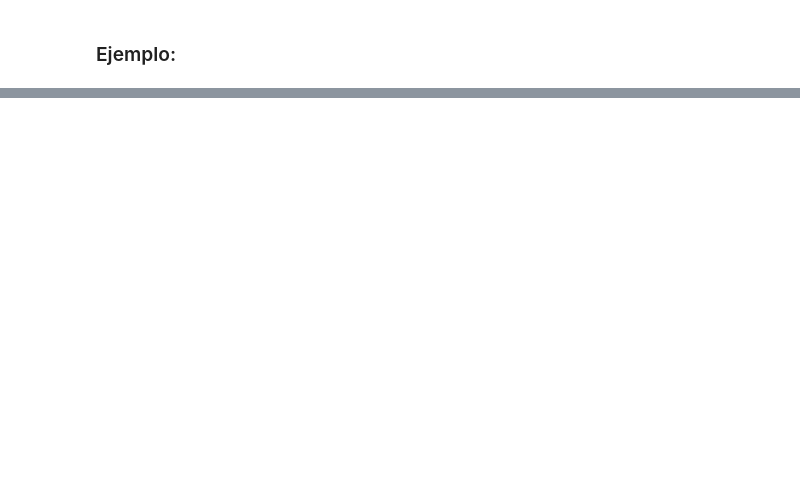
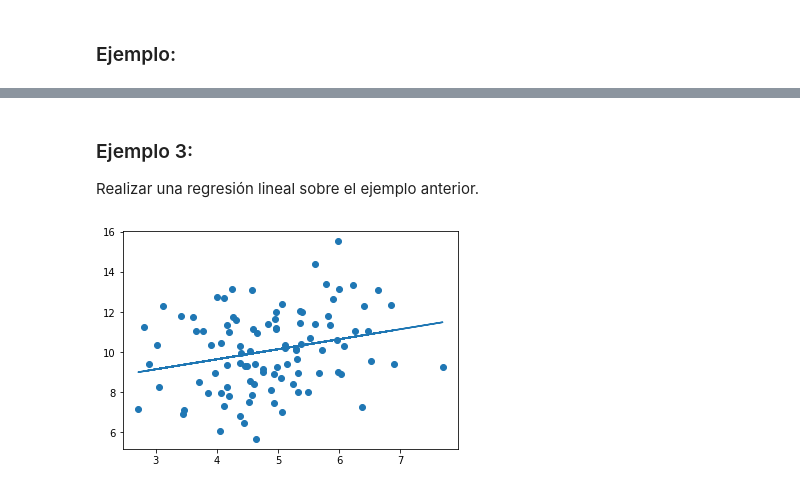
Before and after one commit to FeerJim/intro_Python, a Jupyter notebook: Intro.ipynb, the cells around one changed output, grey strips where cells are left out. Saved outputs shown, nothing was run; the diff lists cells and outputs as text; code cells hidden in the pictures; blank space fills up the shorter version.

```diff
--- a/Intro.ipynb
+++ b/Intro.ipynb
@@ -97,0 +205,22 @@ x = linalg.solve(U,y)
+# %% [markdown]
+### Ejemplo 3:
+Realizar una regresión lineal sobre el ejemplo anterior.
+# %%
+import matplotlib.pyplot as plt
+from scipy import stats
+
+x = numpy.random.normal(5.0, 1.0, 100)
+y = numpy.random.normal(10.0, 2.0, 100)
+# Método de regresión lineal
+slope, intercept, r, p, std_err = stats.linregress(x, y)
+# Función para el intercepto
+def myfunc(x):
+  return slope * x + intercept
+
+mymodel = list(map(myfunc, x))
+
+plt.scatter(x, y)
+plt.plot(x, mymodel) # para agregar la regresión lineal al gráfico
+plt.show()
+# %% [output]
+[figure, added]
```
Also changed, not shown: parts of 18 cells of this notebook.
